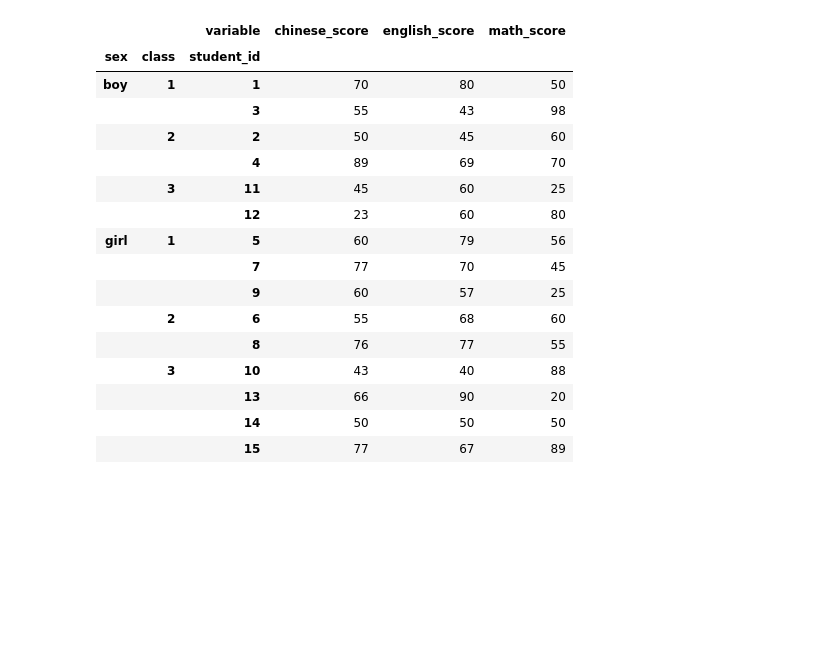
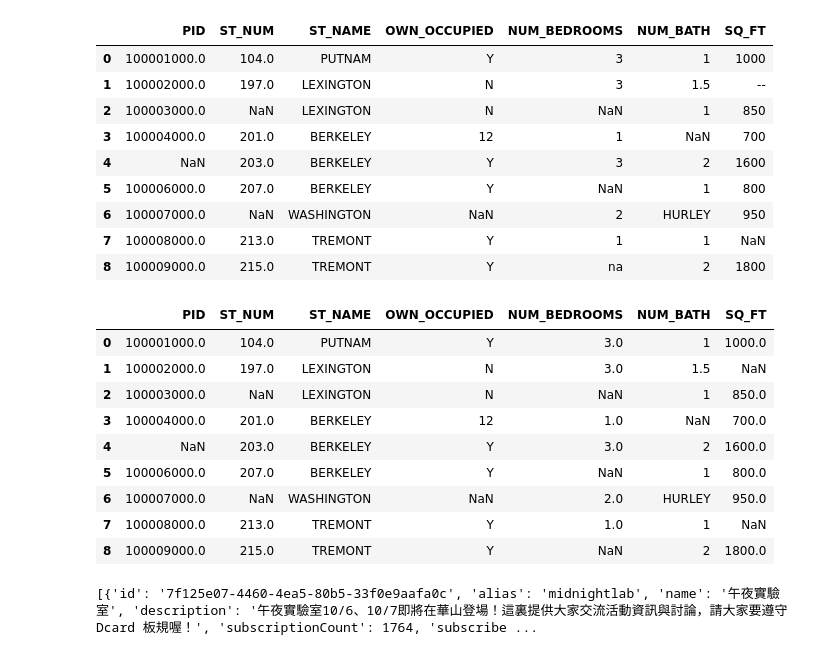
Before and after one commit to leeykuei/pyMarathon, a Jupyter notebook: homework/py_day14.ipynb, the cells around one changed output. Cells and saved outputs as stored; diff of their text form; code cells hidden in the pictures; blank space fills up the shorter version.

```diff
--- a/homework/py_day14.ipynb
+++ b/homework/py_day14.ipynb
@@ -47,21 +4,45 @@ df
-# %%
-df = score_df.melt(id_vars=['sex','class','student_id'])
-df.pivot_table(index=['sex','class','student_id'],columns='variable',values='value')
-# %% [output]
-|  |  | variable | chinese_score | english_score | math_score |
-| sex | class | student_id |  |  |  |
-| boy | 1 | 1 | 70 | 80 | 50 |
-|  |  | 3 | 55 | 43 | 98 |
-|  | 2 | 2 | 50 | 45 | 60 |
-|  |  | 4 | 89 | 69 | 70 |
-|  | 3 | 11 | 45 | 60 | 25 |
-|  |  | 12 | 23 | 60 | 80 |
-| girl | 1 | 5 | 60 | 79 | 56 |
-|  |  | 7 | 77 | 70 | 45 |
-|  |  | 9 | 60 | 57 | 25 |
-|  | 2 | 6 | 55 | 68 | 60 |
-|  |  | 8 | 76 | 77 | 55 |
-|  | 3 | 10 | 43 | 40 | 88 |
-|  |  | 13 | 66 | 90 | 20 |
-|  |  | 14 | 50 | 50 | 50 |
-|  |  | 15 | 77 | 67 | 89 |
+# %%
+#1. [簡答題] 比較下列兩個讀入的 df 有什麼不同？為什麼造成的？
+df1 = pd.read_csv('https://raw.githubusercontent.com/dataoptimal/posts/master/data%20cleaning%20with%20python%20and%20pandas/property%20data.csv')
+df1
+# %% [output]
+|  | PID | ST_NUM | ST_NAME | OWN_OCCUPIED | NUM_BEDROOMS | NUM_BATH | SQ_FT |
+| 0 | 100001000.0 | 104.0 | PUTNAM | Y | 3 | 1 | 1000 |
+| 1 | 100002000.0 | 197.0 | LEXINGTON | N | 3 | 1.5 | -- |
+| 2 | 100003000.0 | NaN | LEXINGTON | N | NaN | 1 | 850 |
+| 3 | 100004000.0 | 201.0 | BERKELEY | 12 | 1 | NaN | 700 |
+| 4 | NaN | 203.0 | BERKELEY | Y | 3 | 2 | 1600 |
+| 5 | 100006000.0 | 207.0 | BERKELEY | Y | NaN | 1 | 800 |
+| 6 | 100007000.0 | NaN | WASHINGTON | NaN | 2 | HURLEY | 950 |
+| 7 | 100008000.0 | 213.0 | TREMONT | Y | 1 | 1 | NaN |
+| 8 | 100009000.0 | 215.0 | TREMONT | Y | na | 2 | 1800 |
+# %%
+df2 = pd.read_csv(
+    'https://raw.githubusercontent.com/dataoptimal/posts/master/data%20cleaning%20with%20python%20and%20pandas/property%20data.csv',
+    keep_default_na=True,
+    na_values=['na', '--']
+)
+df2
+# %% [output]
+|  | PID | ST_NUM | ST_NAME | OWN_OCCUPIED | NUM_BEDROOMS | NUM_BATH | SQ_FT |
+| 0 | 100001000.0 | 104.0 | PUTNAM | Y | 3.0 | 1 | 1000.0 |
+| 1 | 100002000.0 | 197.0 | LEXINGTON | N | 3.0 | 1.5 | NaN |
+| 2 | 100003000.0 | NaN | LEXINGTON | N | NaN | 1 | 850.0 |
+| 3 | 100004000.0 | 201.0 | BERKELEY | 12 | 1.0 | NaN | 700.0 |
+| 4 | NaN | 203.0 | BERKELEY | Y | 3.0 | 2 | 1600.0 |
+| 5 | 100006000.0 | 207.0 | BERKELEY | Y | NaN | 1 | 800.0 |
+| 6 | 100007000.0 | NaN | WASHINGTON | NaN | 2.0 | HURLEY | 950.0 |
+| 7 | 100008000.0 | 213.0 | TREMONT | Y | 1.0 | 1 | NaN |
+| 8 | 100009000.0 | 215.0 | TREMONT | Y | NaN | 2 | 1800.0 |
+# %%
+#2. 請將 Dcard API 取得所有的看板資訊轉換成 DataFrame，並且依照熱門程度排序後存成一個 csv 的檔案。
+import requests
+r = requests.get('https://www.dcard.tw/_api/forums')
+response = r.text
+
+import json
+data = json.loads(response)
+
+print(data)
+# %% [output]
+[{'id': '7f125e07-4460-4ea5-80b5-33f0e9aafa0c', 'alias': 'midnightlab', 'name': '午夜實驗室', 'description': '午夜實驗室10/6、10/7即將在華山登場！這裏提供大家交流活動資訊與討論，請大家要遵守 Dcard 板規喔！', 'subscriptionCount': 1764, 'subscribe ...
```
Also changed, not shown: parts of 12 cells of this notebook.
